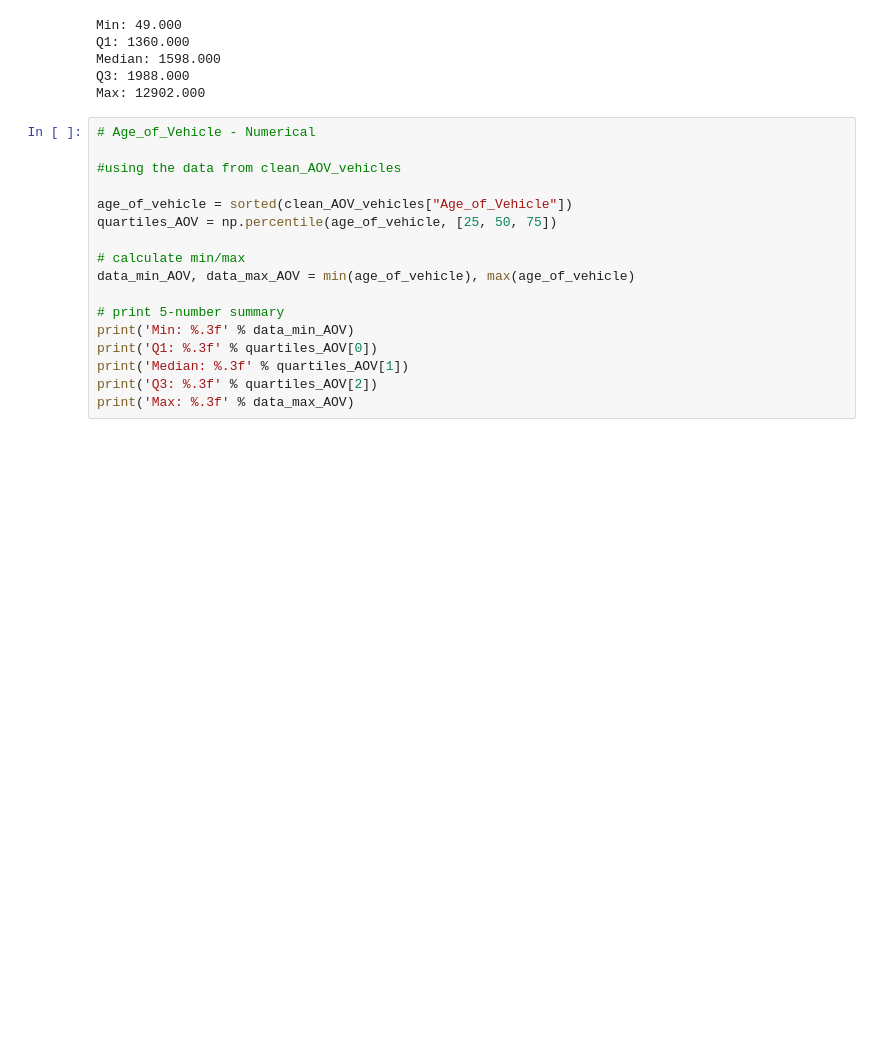
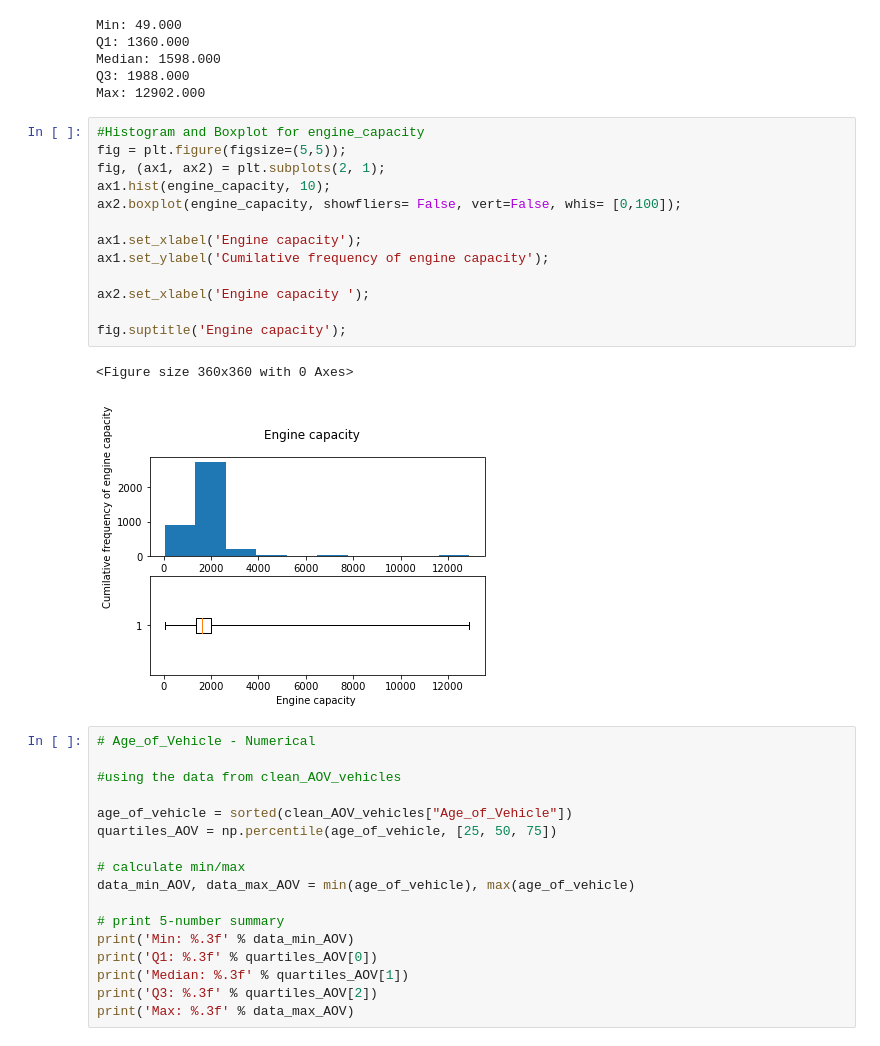
Before and after one commit to dmdequin/fyp2021p01g15, a Jupyter notebook: Notebooks/exploratory_data_analysis_numpy.ipynb, the cells around one changed output. Saved outputs shown, nothing was run; the diff lists cells and outputs as text; blank space fills up the shorter version.

```diff
--- a/Notebooks/exploratory_data_analysis_numpy.ipynb
+++ b/Notebooks/exploratory_data_analysis_numpy.ipynb
@@ -372,6 +431,22 @@ Q1: 1360.000
 Median: 1598.000
 Q3: 1988.000
 Max: 12902.000
+# %%
+#Histogram and Boxplot for engine_capacity
+fig = plt.figure(figsize=(5,5));
+fig, (ax1, ax2) = plt.subplots(2, 1);
+ax1.hist(engine_capacity, 10);
+ax2.boxplot(engine_capacity, showfliers= False, vert=False, whis= [0,100]);
+
+ax1.set_xlabel('Engine capacity');
+ax1.set_ylabel('Cumilative frequency of engine capacity');
+
+ax2.set_xlabel('Engine capacity ');
+
+fig.suptitle('Engine capacity');
+# %% [output]
+<Figure size 360x360 with 0 Axes>
+[figure, added]
 # %%
 # Age_of_Vehicle - Numerical
 
```
Also changed, not shown: parts of 11 cells of this notebook.
